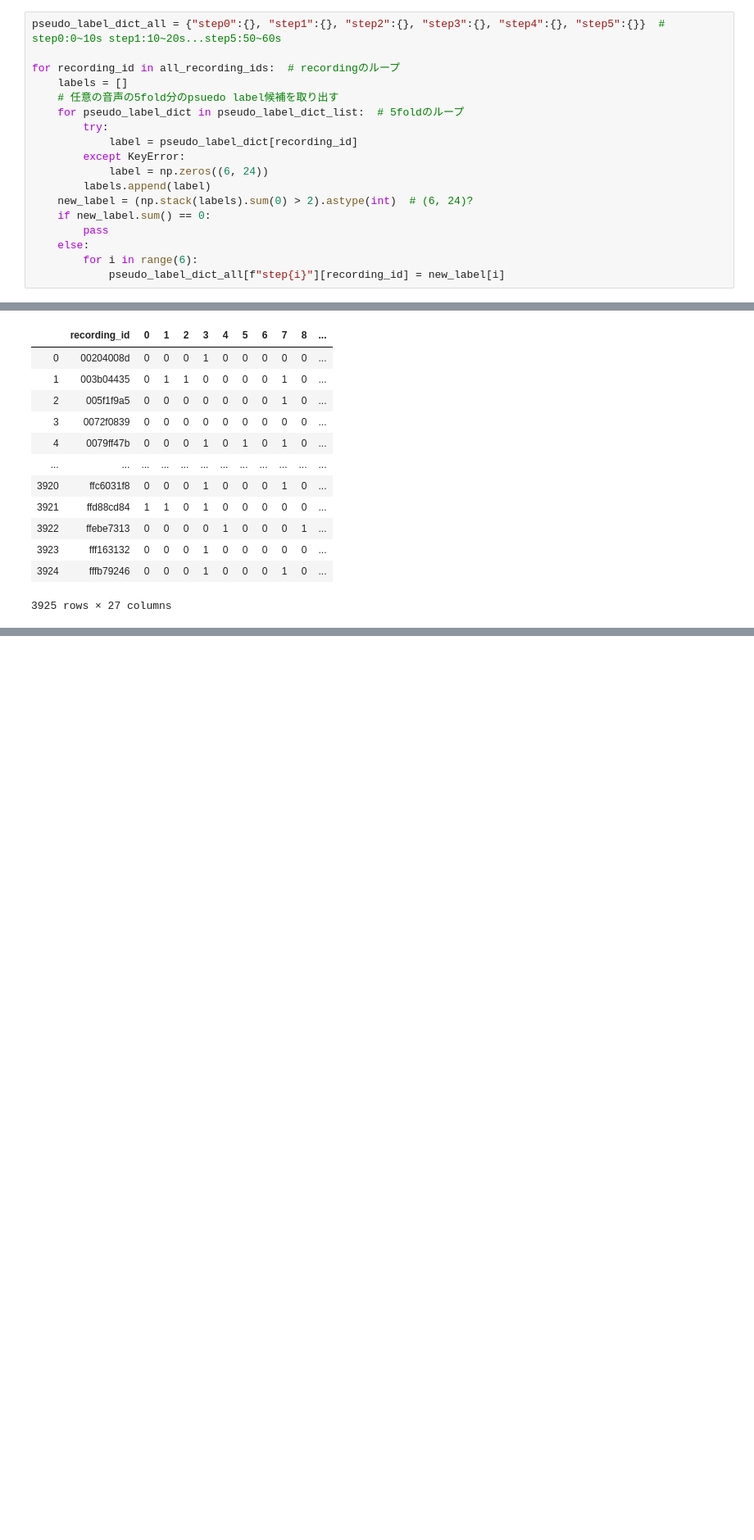
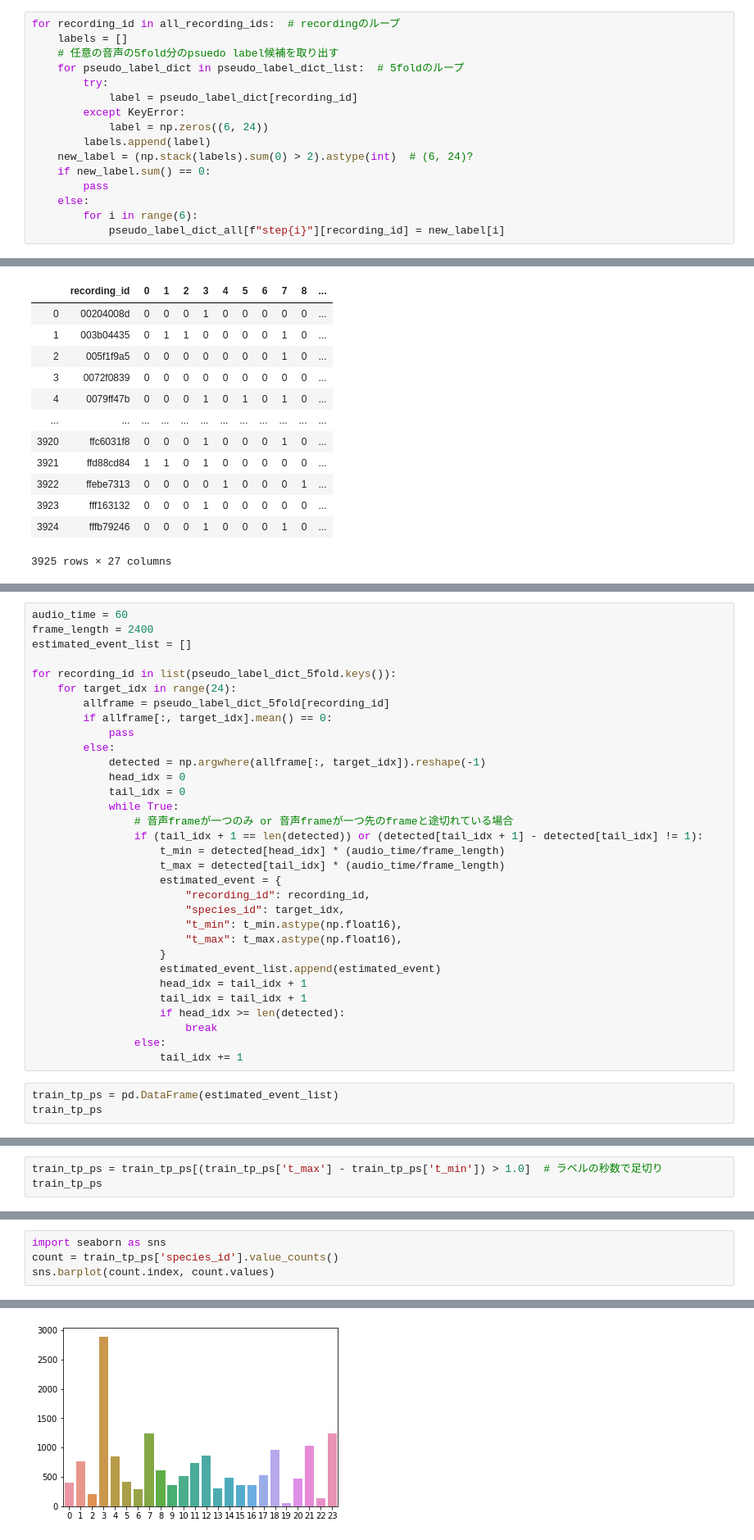
Before and after one commit to kuto5046/kaggle-rainforest, a Jupyter notebook: pseudo_labeling.ipynb, the cells around one changed output, grey strips where cells are left out. Shown at 82% size. Drawn from its saved outputs; the diff is of its cells as text; blank space fills up the shorter version.

Commit message:
framewise pseudo label

```diff
--- a/pseudo_labeling.ipynb
+++ b/pseudo_labeling.ipynb
@@ -194,6 +196,4 @@ pseudo_label_dict = {"step0":{}, "step1":{}, "step2":{}, "step3":{}, "step4":{},
 # %%
-pseudo_label_dict_all = {"step0":{}, "step1":{}, "step2":{}, "step3":{}, "step4":{}, "step5":{}}  # step0:0~10s step1:10~20s...step5:50~60s
-
 for recording_id in all_recording_ids:  # recordingのループ
     labels = []
     # 任意の音声の5fold分のpsuedo label候補を取り出す
@@ -447,0 +561,35 @@ pseudo_df
+# %%
+audio_time = 60
+frame_length = 2400
+estimated_event_list = []
+
+for recording_id in list(pseudo_label_dict_5fold.keys()):
+    for target_idx in range(24):
+        allframe = pseudo_label_dict_5fold[recording_id]
+        if allframe[:, target_idx].mean() == 0:
+            pass
+        else:
+            detected = np.argwhere(allframe[:, target_idx]).reshape(-1)
+            head_idx = 0
+            tail_idx = 0
+            while True:
+                # 音声frameが一つのみ or 音声frameが一つ先のframeと途切れている場合
+                if (tail_idx + 1 == len(detected)) or (detected[tail_idx + 1] - detected[tail_idx] != 1):
+                    t_min = detected[head_idx] * (audio_time/frame_length)
+                    t_max = detected[tail_idx] * (audio_time/frame_length)
+                    estimated_event = {
+                        "recording_id": recording_id,
+                        "species_id": target_idx,
+                        "t_min": t_min.astype(np.float16),
+                        "t_max": t_max.astype(np.float16),
+                    }
+                    estimated_event_list.append(estimated_event)
+                    head_idx = tail_idx + 1
+                    tail_idx = tail_idx + 1
+                    if head_idx >= len(detected):
+                        break
+                else:
+                    tail_idx += 1
+# %%
+train_tp_ps = pd.DataFrame(estimated_event_list)
+train_tp_ps
@@ -447,0 +610,3 @@ pseudo_df
+# %%
+train_tp_ps = train_tp_ps[(train_tp_ps['t_max'] - train_tp_ps['t_min']) > 1.0]  # ラベルの秒数で足切り
+train_tp_ps
@@ -447,0 +627,5 @@ pseudo_df
+# %%
+import seaborn as sns
+count = train_tp_ps['species_id'].value_counts()
+sns.barplot(count.index, count.values)
+# %% [output]
@@ -447,0 +633 @@ pseudo_df
+[figure, added]
```
Also changed, not shown: parts of 13 cells of this notebook, 3 other files.
